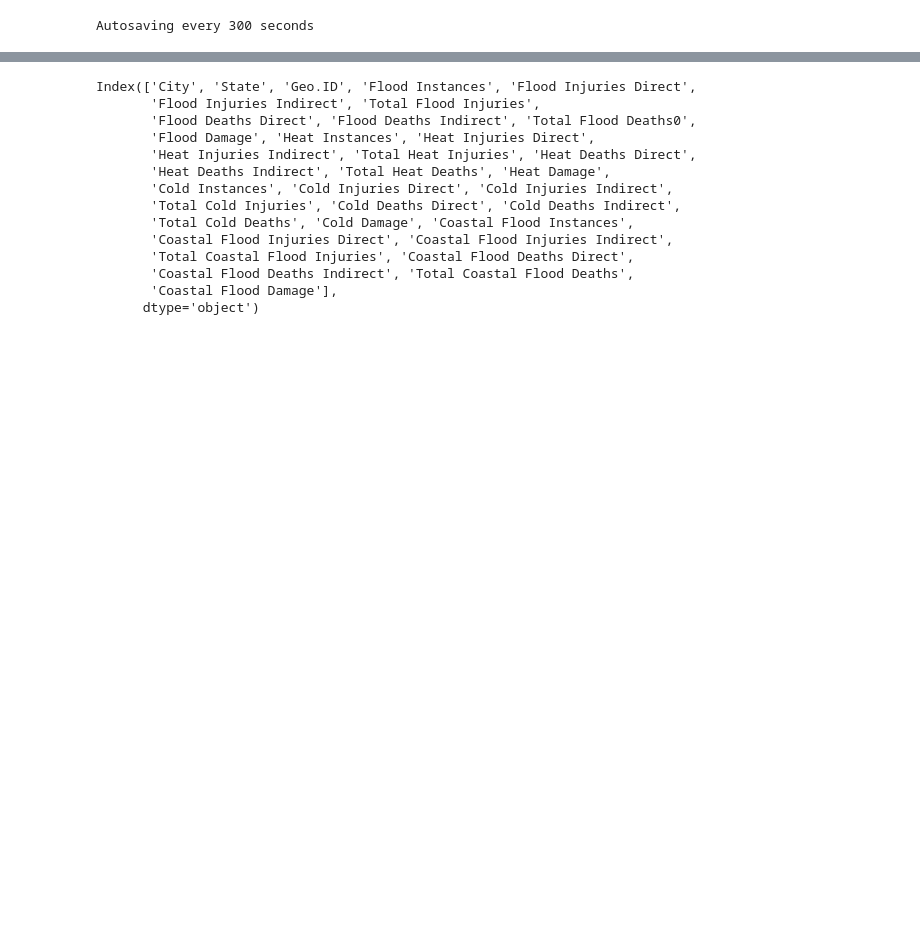
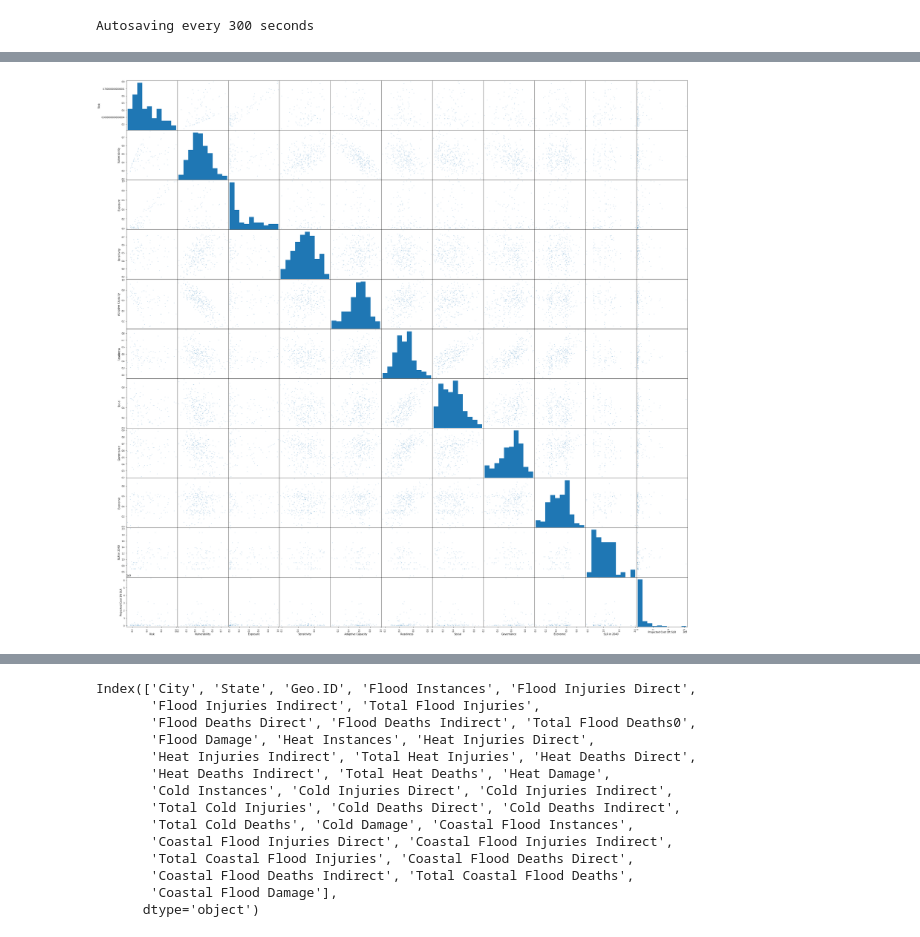
Before and after one commit to delancey314/Human-vs-the-rest-survival, a Jupyter notebook: work notebook.ipynb, the cells around one changed output, grey strips where cells are left out. Cells and saved outputs as stored; diff of their text form; code cells hidden in the pictures; blank space fills up the shorter version.

```diff
--- a/work notebook.ipynb
+++ b/work notebook.ipynb
@@ -68,3 +52,9 @@ plt.show()
+# %%
+pd.plotting.scatter_matrix(df, alpha=0.2, figsize=(40,40))
+
+plt.show()
+# %% [output]
+[figure, added]
 # %%
 output=df.describe()
 #output.to_csv('cold_data')
```
Also changed, not shown: parts of 9 cells of this notebook, 1 other file.
